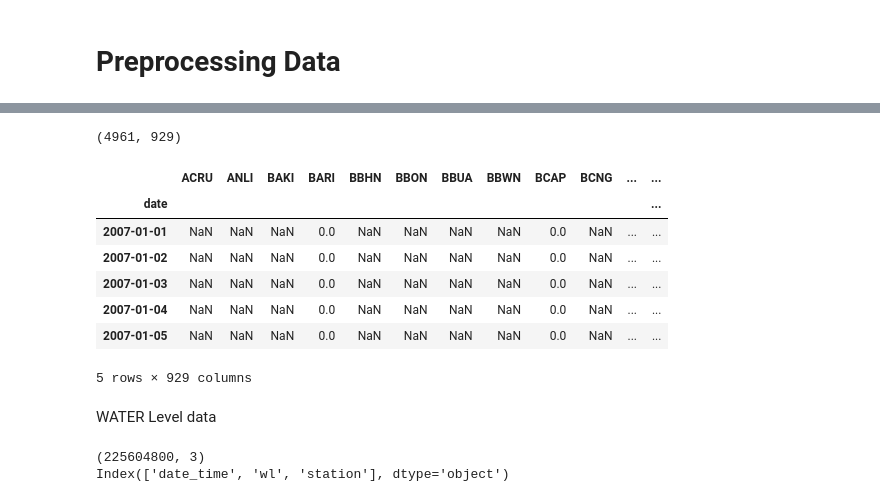
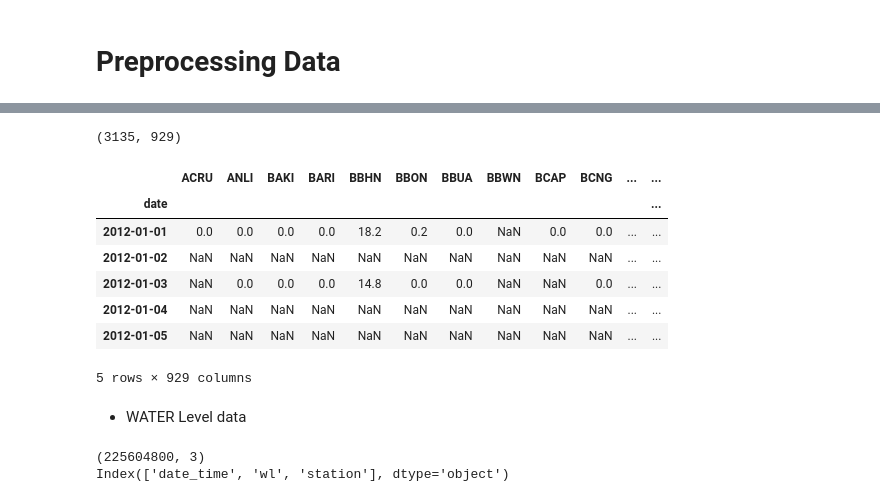
Before and after one commit to SB91ko/ChaoprayaRiver_WaterLV_prediction, a Jupyter notebook: explore.ipynb, the cells around one changed output, grey strips where cells are left out. Cells and saved outputs as stored; diff of their text form; code cells hidden in the pictures.

```diff
--- a/explore.ipynb
+++ b/explore.ipynb
@@ -32,10 +32,10 @@ def open_concat_csv(folder_path):
 
 path_rain = "../hii-telemetering-batch-data-master/rain2007-2020/"
 # %%
-rain_df = open_concat_csv(path_rain)
+rain = open_concat_csv(path_rain)
 # replace -999 value to NaN
-rain_df['rain'] = rain_df["rain"].replace({-999:np.nan})
-
-print(rain_df.shape)
-rain_df.head()
+rain['rain'] = rain["rain"].replace({-999:np.nan})
+rain.set_index('date',inplace=True)
+print(rain.shape)
+rain.head()
 # %% [output]
@@ -49,24 +70,33 @@ rain_df.head()
+# %%
+# Cut most missing data, start count from 2012
+rain = rain["2012-01-01":]
 # %%
-rain_df_st = pd.DataFrame()
-for name,group in rain_df.groupby('station'):
+df_rain = pd.DataFrame()
+"""for name,group in rain_df.groupby('station'):
     if rain_df_st.empty:
         rain_df_st = group.set_index("date")[["rain"]].rename(columns={'rain':name})
     else:
         rain_df_st = rain_df_st.join(group.set_index("date")[["rain"]].rename(columns={'rain':name}))
+"""
+for name,group in rain.groupby('station'):
+    if df_rain.empty:
+        df_rain = group[["rain"]].rename(columns={'rain':name})
+    else:
+        df_rain = df_rain.join(group[["rain"]].rename(columns={'rain':name}))
 
-print(rain_df_st.shape)
-rain_df_st.head()
+print(df_rain.shape)
+df_rain.head()
 # %% [output]
-(4961, 929)
+(3135, 929)
 |  | ACRU | ANLI | BAKI | BARI | BBHN | BBON | BBUA | BBWN | BCAP | BCNG | ... | ... |
 | date |  |  |  |  |  |  |  |  |  |  |  | ... |
-| 2007-01-01 | NaN | NaN | NaN | 0.0 | NaN | NaN | NaN | NaN | 0.0 | NaN | ... | ... |
-| 2007-01-02 | NaN | NaN | NaN | 0.0 | NaN | NaN | NaN | NaN | 0.0 | NaN | ... | ... |
-| 2007-01-03 | NaN | NaN | NaN | 0.0 | NaN | NaN | NaN | NaN | 0.0 | NaN | ... | ... |
-| 2007-01-04 | NaN | NaN | NaN | 0.0 | NaN | NaN | NaN | NaN | 0.0 | NaN | ... | ... |
-| 2007-01-05 | NaN | NaN | NaN | 0.0 | NaN | NaN | NaN | NaN | 0.0 | NaN | ... | ... |
+| 2012-01-01 | 0.0 | 0.0 | 0.0 | 0.0 | 18.2 | 0.2 | 0.0 | NaN | 0.0 | 0.0 | ... | ... |
+| 2012-01-02 | NaN | NaN | NaN | NaN | NaN | NaN | NaN | NaN | NaN | NaN | ... | ... |
+| 2012-01-03 | NaN | 0.0 | 0.0 | 0.0 | 14.8 | 0.0 | 0.0 | NaN | NaN | 0.0 | ... | ... |
+| 2012-01-04 | NaN | NaN | NaN | NaN | NaN | NaN | NaN | NaN | NaN | NaN | ... | ... |
+| 2012-01-05 | NaN | NaN | NaN | NaN | NaN | NaN | NaN | NaN | NaN | NaN | ... | ... |
 5 rows × 929 columns
 # %% [markdown]
-WATER Level data
+* WATER Level data
 # %%
 path_water = "../hii-telemetering-batch-data-master/water-level2007-2020/"
```
Also changed, not shown: parts of 52 cells of this notebook, 7 other files.
